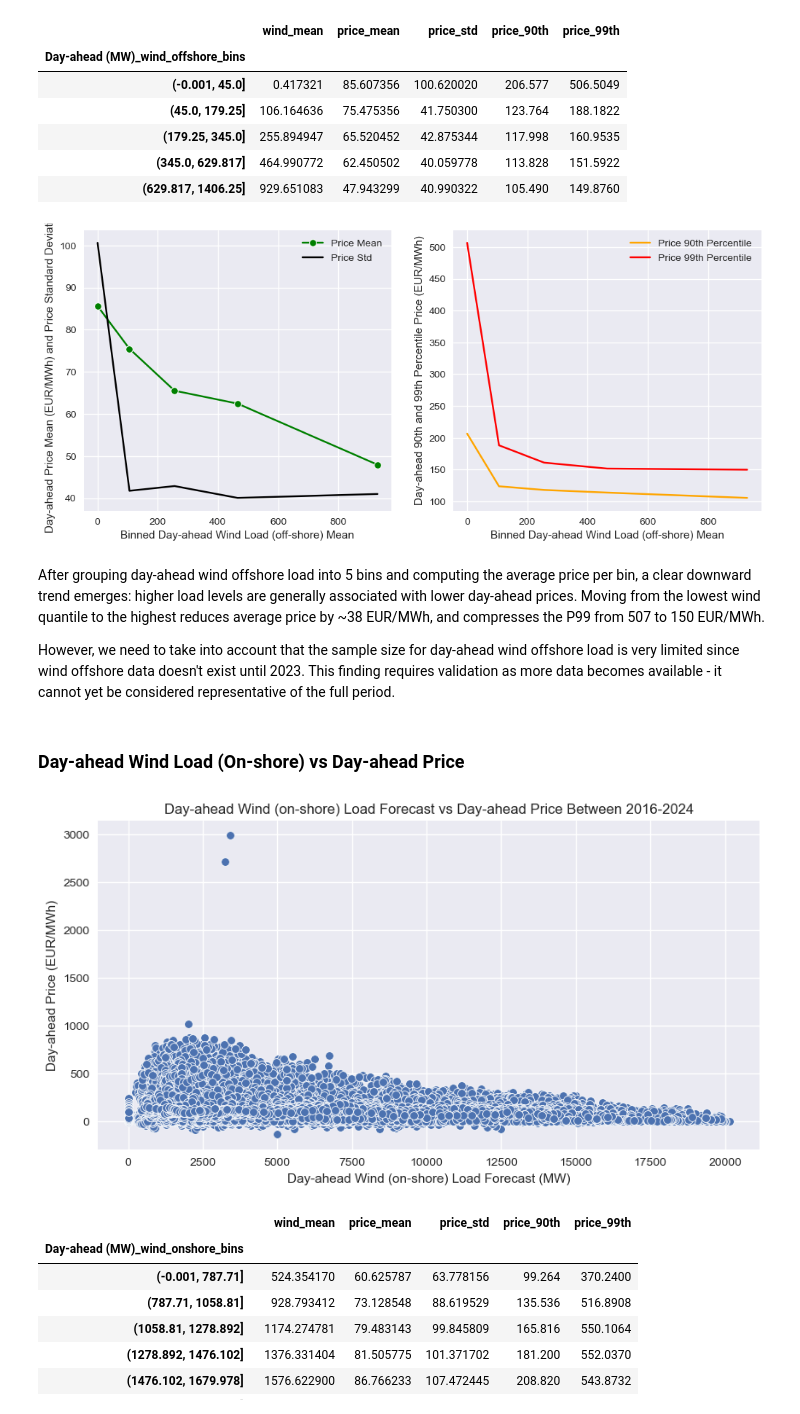
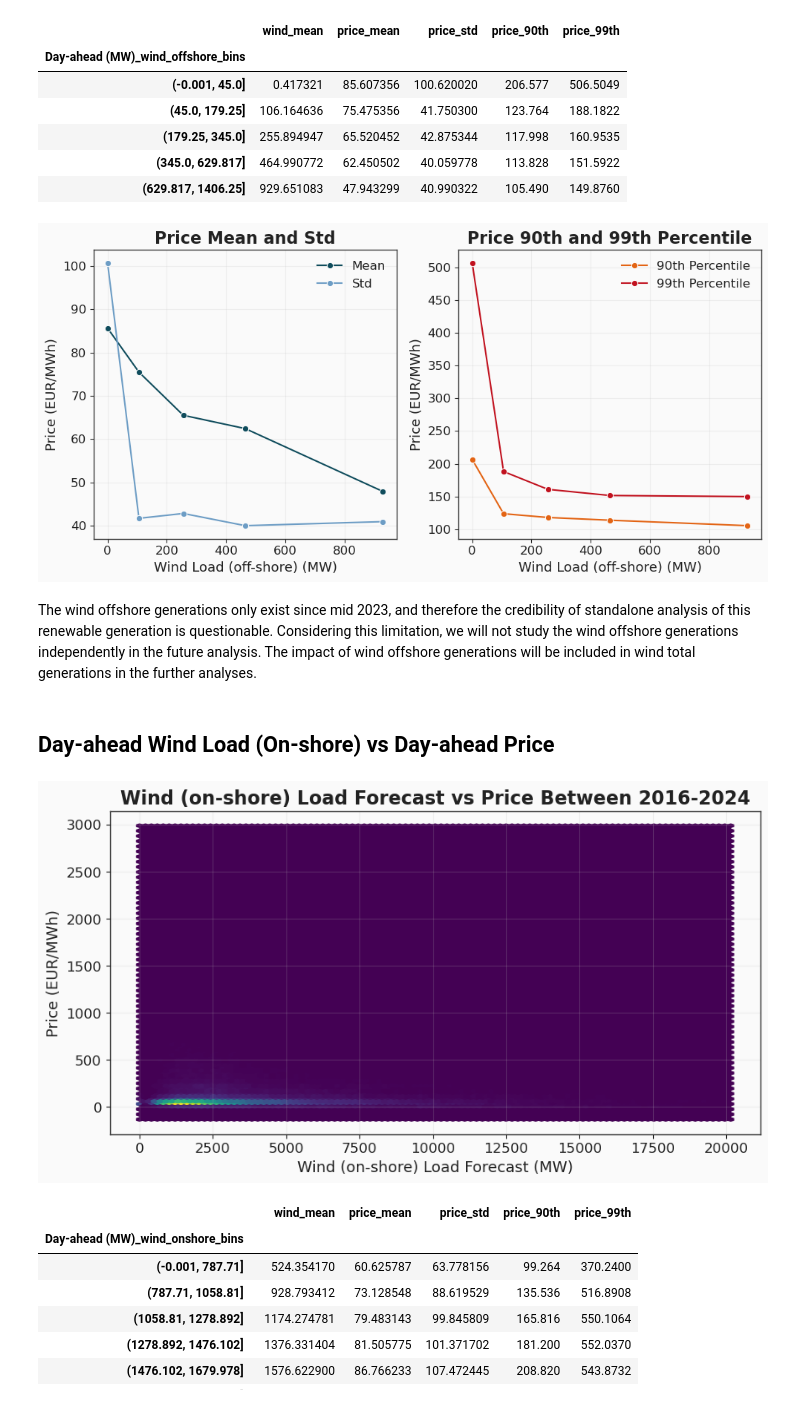
Before and after one commit to LisaBianConti/electricity-price-forecasting, a Jupyter notebook: notebooks/03_eda_drivers.ipynb, the cells around one changed output. Drawn from its saved outputs; the diff is of its cells as text; code cells hidden in the pictures.

```diff
--- a/notebooks/03_eda_drivers.ipynb
+++ b/notebooks/03_eda_drivers.ipynb
@@ -20,7 +20,11 @@ import re
 import missingno as msno
 import pyarrow
 
-plt.style.use("seaborn-v0_8")
+import sys
+sys.path.append("../src")
+import style
+style.apply_style()
+
 pd.set_option("display.max_columns", 50)
 # %%
 df_alls = pd.read_parquet("../data/processed/df_alls_cleaned.parquet")
@@ -167,40 +172,41 @@ df_wind_offshore_load_bins
 | (345.0, 629.817] | 464.990772 | 62.450502 | 40.059778 | 113.828 | 151.5922 |
 | (629.817, 1406.25] | 929.651083 | 47.943299 | 40.990322 | 105.490 | 149.8760 |
 # %%
-fig, axs = plt.subplots(ncols = 2, nrows = 1, figsize = [12,5])
+fig, axs = plt.subplots(ncols = 2, nrows = 1)
 sns.lineplot(data = df_wind_offshore_load_bins, x = "wind_mean", y = "price_mean",
-             ax = axs[0], color = "green", label = "Price Mean", marker = "o")
+             ax = axs[0], color = style.COLORS["primary"], label = "Mean", marker = "o")
 sns.lineplot(data = df_wind_offshore_load_bins, x = "wind_mean", y = "price_std",
-             ax = axs[0], color = "black", label = "Price Std")
+             ax = axs[0], color = style.COLORS["secondary"], label = "Std", marker = "o")
 sns.lineplot(data = df_wind_offshore_load_bins, x = "wind_mean", y = "price_90th",
-             ax = axs[1], color = "orange", label = "Price 90th Percentile")
+             ax = axs[1], color = style.COLORS["accent"], label = "90th Percentile", marker = "o")
 sns.lineplot(data = df_wind_offshore_load_bins, x = "wind_mean", y = "price_99th",
-             ax = axs[1], color = "red", label="Price 99th Percentile")
+             ax = axs[1], color = style.COLORS["crisis"], label="99th Percentile", marker = "o")
 
-axs[0].set_xlabel("Binned Day-ahead Wind Load (off-shore) Mean")
-axs[0].set_ylabel("Day-ahead Price Mean (EUR/MWh) and Price Standard Deviation")
-axs[1].set_xlabel("Binned Day-ahead Wind Load (off-shore) Mean")
-axs[1].set_ylabel("Day-ahead 90th and 99th Percentile Price (EUR/MWh)")
+axs[0].set_xlabel("Wind Load (off-shore) (MW)")
+axs[0].set_ylabel("Price (EUR/MWh)")
+axs[0].set_title("Price Mean and Std")
+axs[1].set_xlabel("Wind Load (off-shore) (MW)")
+axs[1].set_ylabel("Price (EUR/MWh)")
+axs[1].set_title("Price 90th and 99th Percentile")
 
 plt.legend()
+plt.tight_layout()
 plt.show()
 # %% [output]
-[figure, old version]
+[figure, new version]
 # %% [markdown]
-After grouping day-ahead wind offshore load into 5 bins and computing the average price per bin, a clear downward trend emerges: higher load levels are generally associated with lower day-ahead prices. Moving from the lowest wind quantile to the highest reduces average price by ~38 EUR/MWh, and compresses the P99 from 507 to 150 EUR/MWh.
-
-However, we need to take into account that the sample size for day-ahead wind offshore load is very limited since wind offshore data doesn't exist until 2023. This finding requires validation as more data becomes available - it cannot yet be considered representative of the full period.
+The wind offshore generations only exist since mid 2023, and therefore the credibility of standalone analysis of this renewable generation is questionable. Considering this limitation, we will not study the wind offshore generations independently in the future analysis. The impact of wind offshore generations will be included in wind total generations in the further analyses.
 # %% [markdown]
-### Day-ahead Wind Load (On-shore) vs Day-ahead Price
+## Day-ahead Wind Load (On-shore) vs Day-ahead Price
 # %%
-plt.figure(figsize = (10, 5))
-sns.scatterplot(data = df_alls, x = "Day-ahead (MW)_wind_onshore", y = "Day-ahead Price (EUR/MWh)")
-plt.title("Day-ahead Wind (on-shore) Load Forecast vs Day-ahead Price Between 2016-2024")
-plt.xlabel("Day-ahead Wind (on-shore) Load Forecast (MW)")
-plt.ylabel("Day-ahead Price (EUR/MWh)")
+plt.figure()
+plt.hexbin(x = df_alls["Day-ahead (MW)_wind_onshore"], y = df_alls["Day-ahead Price (EUR/MWh)"])
+plt.title("Wind (on-shore) Load Forecast vs Price Between 2016-2024")
+plt.xlabel("Wind (on-shore) Load Forecast (MW)")
+plt.ylabel("Price (EUR/MWh)")
 plt.show()
 # %% [output]
-[figure, old version]
+[figure, new version]
 # %%
 df_wind_onshore_load_bins = df_alls.assign(
     **{"Day-ahead (MW)_wind_onshore_bins" : pd.qcut(df_alls["Day-ahead (MW)_wind_onshore"], 20)}
```
Also changed, not shown: parts of 48 cells of this notebook, 1 other file.
